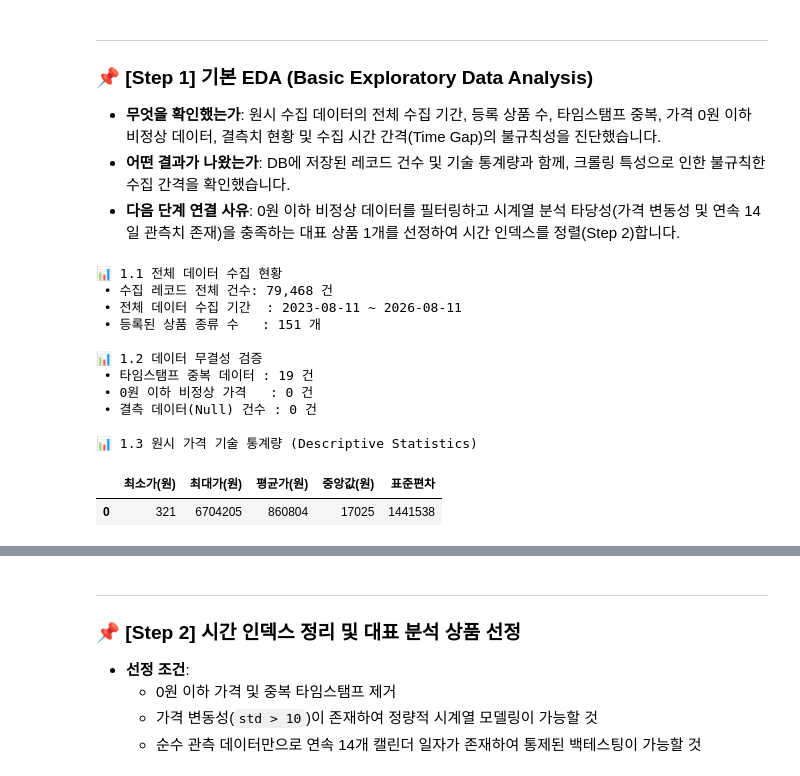
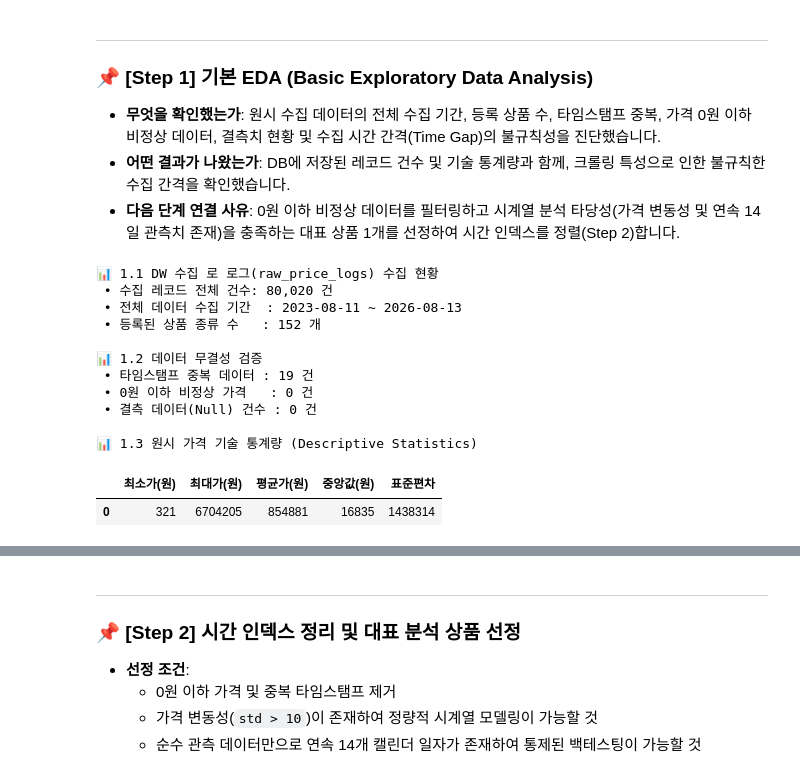
Before and after one commit to pihet/samsung_project, a Jupyter notebook: 1차프로젝트/report.ipynb, the cells around one changed output, grey strips where cells are left out. Saved outputs shown, nothing was run; the diff lists cells and outputs as text; code cells hidden in the pictures.

```diff
--- a/1차프로젝트/report.ipynb
+++ b/1차프로젝트/report.ipynb
@@ -88,13 +88,14 @@ conn = db_manager.get_db_connection()
 if not conn:
     raise RuntimeError("PostgreSQL DB 연결 실패!")
 
-# 원시 가격 데이터 로드
-df_raw = pd.read_sql_query("SELECT * FROM price_history ORDER BY collected_at ASC;", conn)
+# 3계층 DW Layer 1: raw_price_logs 수집 로 데이터 로드
+query = "SELECT log_id, product_id, raw_price as price, crawled_at as collected_at FROM raw_price_logs ORDER BY crawled_at ASC;"
+df_raw = pd.read_sql_query(query, conn)
 conn.close()
 
 df_raw['collected_at'] = pd.to_datetime(df_raw['collected_at'])
 
-print("📊 1.1 전체 데이터 수집 현황")
+print("📊 1.1 DW 수집 로 로그(raw_price_logs) 수집 현황")
 print(f" • 수집 레코드 전체 건수: {len(df_raw):,} 건")
 print(f" • 전체 데이터 수집 기간  : {df_raw['collected_at'].min().strftime('%Y-%m-%d')} ~ {df_raw['collected_at'].max().strftime('%Y-%m-%d')}")
 print(f" • 등록된 상품 종류 수   : {df_raw['product_id'].nunique():,} 개")
@@ -105,36 +106,36 @@ null_cnt = df_raw['price'].isna().sum()
 
 print("\n📊 1.2 데이터 무결성 검증")
 print(f" • 타임스탬프 중복 데이터 : {dup_cnt:,} 건")
 print(f" • 0원 이하 비정상 가격   : {zero_cnt:,} 건")
 print(f" • 결측 데이터(Null) 건수 : {null_cnt:,} 건")
 
 print("\n📊 1.3 원시 가격 기술 통계량 (Descriptive Statistics)")
 stats_df = pd.DataFrame([{
     '최소가(원)': int(df_raw['price'].min()),
     '최대가(원)': int(df_raw['price'].max()),
     '평균가(원)': int(df_raw['price'].mean()),
     '중앙값(원)': int(df_raw['price'].median()),
     '표준편차': int(df_raw['price'].std())
 }])
 display(stats_df)
 
 # 수집 간격 진단
 df_raw['time_gap'] = df_raw.groupby('product_id')['collected_at'].diff()
 print("\n📊 1.4 수집 시간 간격 (Time Gap) 진단")
 print(f" • 평균 수집 간격: {df_raw['time_gap'].mean()}")
 print(f" • 최대 수집 공백: {df_raw['time_gap'].max()}")
 # %% [output]
-📊 1.1 전체 데이터 수집 현황
- • 수집 레코드 전체 건수: 79,468 건
- • 전체 데이터 수집 기간  : 2023-08-11 ~ 2026-08-11
- • 등록된 상품 종류 수   : 151 개
+📊 1.1 DW 수집 로 로그(raw_price_logs) 수집 현황
+ • 수집 레코드 전체 건수: 80,020 건
+ • 전체 데이터 수집 기간  : 2023-08-11 ~ 2026-08-13
+ • 등록된 상품 종류 수   : 152 개
 
 📊 1.2 데이터 무결성 검증
  • 타임스탬프 중복 데이터 : 19 건
  • 0원 이하 비정상 가격   : 0 건
  • 결측 데이터(Null) 건수 : 0 건
 
 📊 1.3 원시 가격 기술 통계량 (Descriptive Statistics)
 |  | 최소가(원) | 최대가(원) | 평균가(원) | 중앙값(원) | 표준편차 |
-| 0 | 321 | 6704205 | 860804 | 17025 | 1441538 |
+| 0 | 321 | 6704205 | 854881 | 16835 | 1438314 |
 📊 1.4 수집 시간 간격 (Time Gap) 진단
```
Also changed, not shown: parts of 3 cells of this notebook, 7 other files.
